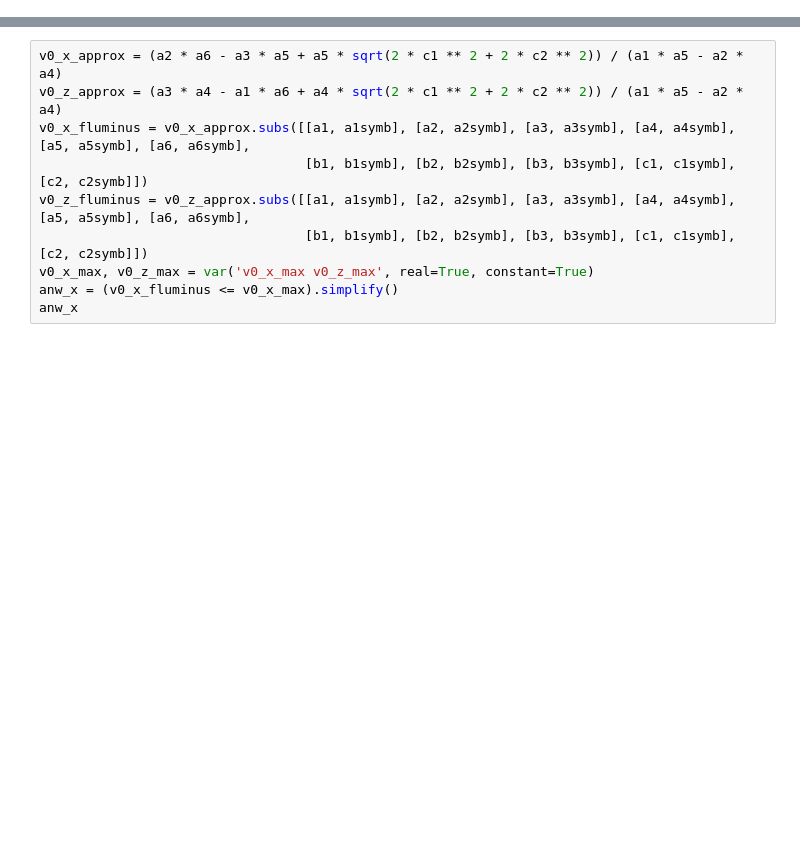
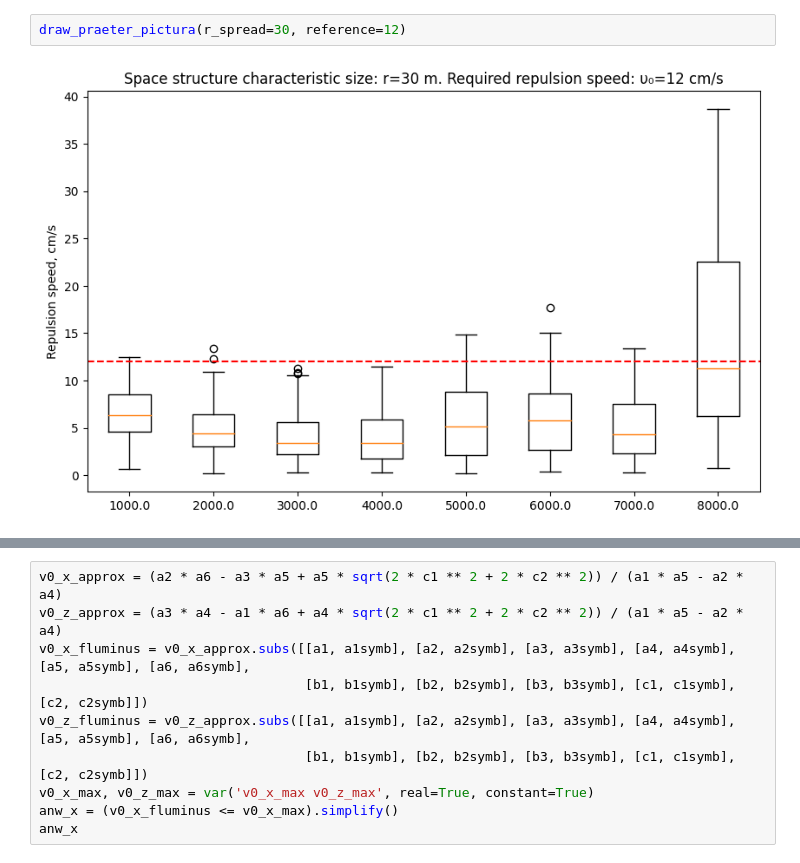
Before and after one commit to CamelCaseAverageEnjoyer/PythonCompendium, a Jupyter notebook: 5. Chapter 2 NIR.ipynb, the cells around one changed output, grey strips where cells are left out. Cells and saved outputs as stored; diff of their text form; blank space fills up the shorter version.

```diff
--- a/5. Chapter 2 NIR.ipynb
+++ b/5. Chapter 2 NIR.ipynb
@@ -318,0 +327,4 @@ AttributeError: 'list' object has no attribute 'keys'
+# %%
+draw_praeter_pictura(r_spread=30, reference=12)
+# %% [output]
+[figure, added]
```
Also changed, not shown: parts of 36 cells of this notebook.
